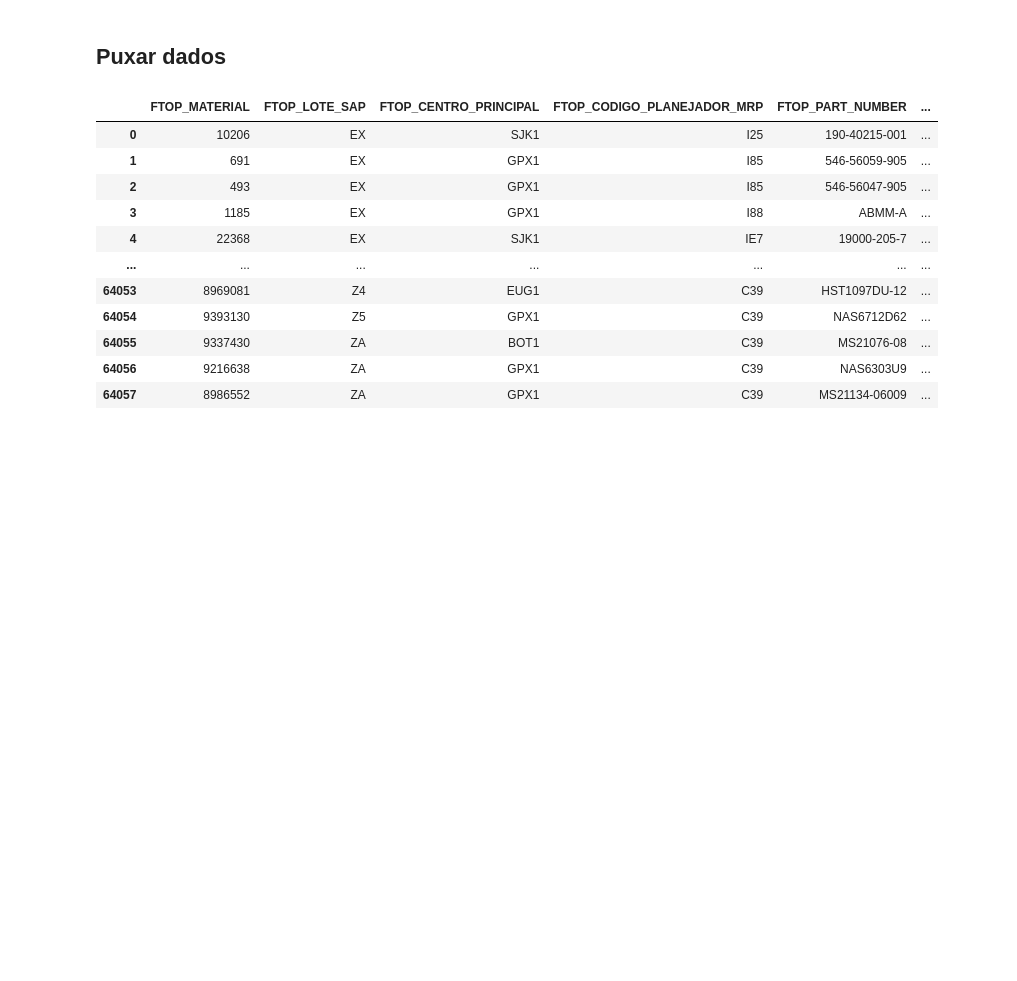
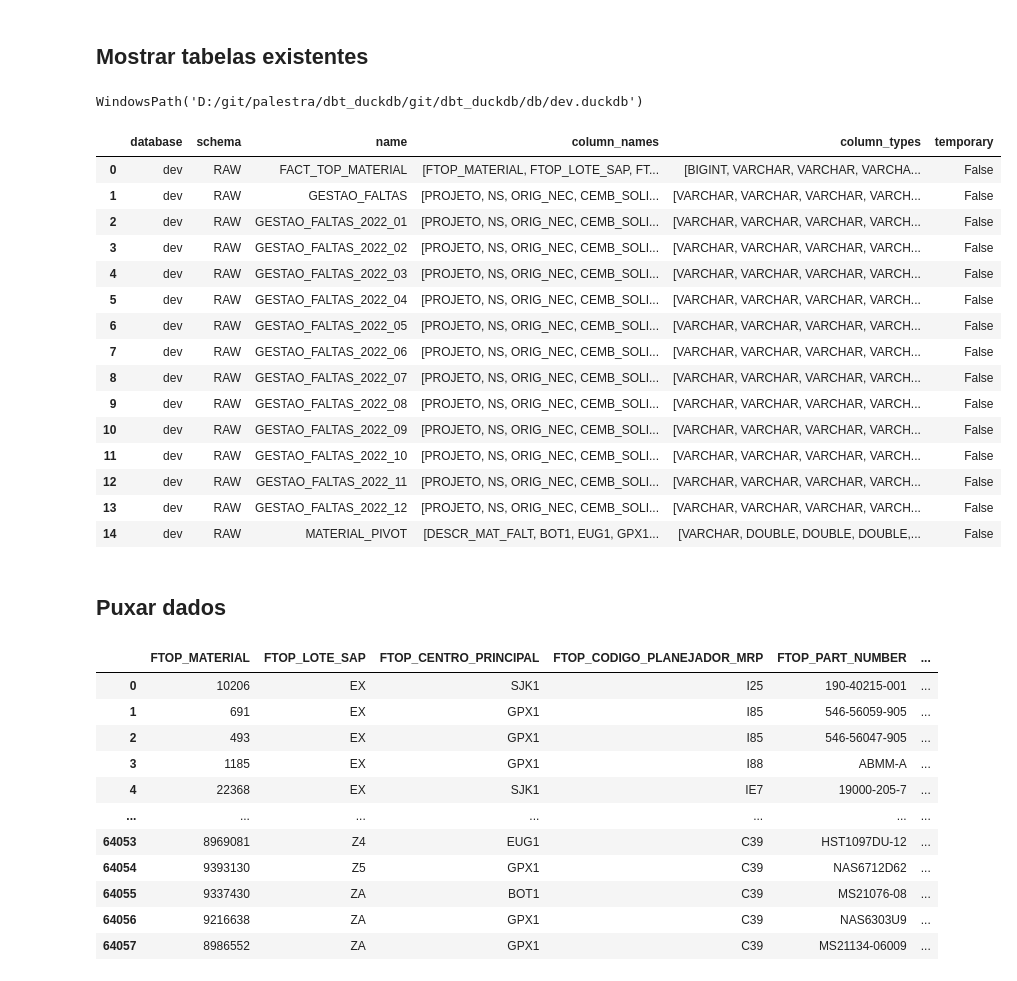
Before and after one commit to derycck/dbt_duckdb, a Jupyter notebook: query/query.ipynb, the cells around one changed output. Cells and saved outputs as stored; diff of their text form; code cells hidden in the pictures; blank space fills up the shorter version.

```diff
--- a/query/query.ipynb
+++ b/query/query.ipynb
@@ -6,6 +6,33 @@ from pathlib import Path
 duckdb_file = Path('.').absolute().parent/'db'/"dev.duckdb"
 duckdb_file.parent.mkdir(exist_ok=True)
 assert duckdb_file.exists()
+# %% [markdown]
+## Mostrar tabelas existentes
+# %%
+duckdb_file
+# %% [output]
+WindowsPath('D:/git/palestra/dbt_duckdb/git/dbt_duckdb/db/dev.duckdb')
+# %%
+with duckdb.connect(str(duckdb_file)) as con:
+    tables = con.execute("SHOW ALL TABLES").fetchdf()
+    display(tables)
+# %% [output]
+|  | database | schema | name | column_names | column_types | temporary |
+| 0 | dev | RAW | FACT_TOP_MATERIAL | [FTOP_MATERIAL, FTOP_LOTE_SAP, FT... | [BIGINT, VARCHAR, VARCHAR, VARCHA... | False |
+| 1 | dev | RAW | GESTAO_FALTAS | [PROJETO, NS, ORIG_NEC, CEMB_SOLI... | [VARCHAR, VARCHAR, VARCHAR, VARCH... | False |
+| 2 | dev | RAW | GESTAO_FALTAS_2022_01 | [PROJETO, NS, ORIG_NEC, CEMB_SOLI... | [VARCHAR, VARCHAR, VARCHAR, VARCH... | False |
+| 3 | dev | RAW | GESTAO_FALTAS_2022_02 | [PROJETO, NS, ORIG_NEC, CEMB_SOLI... | [VARCHAR, VARCHAR, VARCHAR, VARCH... | False |
+| 4 | dev | RAW | GESTAO_FALTAS_2022_03 | [PROJETO, NS, ORIG_NEC, CEMB_SOLI... | [VARCHAR, VARCHAR, VARCHAR, VARCH... | False |
+| 5 | dev | RAW | GESTAO_FALTAS_2022_04 | [PROJETO, NS, ORIG_NEC, CEMB_SOLI... | [VARCHAR, VARCHAR, VARCHAR, VARCH... | False |
+| 6 | dev | RAW | GESTAO_FALTAS_2022_05 | [PROJETO, NS, ORIG_NEC, CEMB_SOLI... | [VARCHAR, VARCHAR, VARCHAR, VARCH... | False |
+| 7 | dev | RAW | GESTAO_FALTAS_2022_06 | [PROJETO, NS, ORIG_NEC, CEMB_SOLI... | [VARCHAR, VARCHAR, VARCHAR, VARCH... | False |
+| 8 | dev | RAW | GESTAO_FALTAS_2022_07 | [PROJETO, NS, ORIG_NEC, CEMB_SOLI... | [VARCHAR, VARCHAR, VARCHAR, VARCH... | False |
+| 9 | dev | RAW | GESTAO_FALTAS_2022_08 | [PROJETO, NS, ORIG_NEC, CEMB_SOLI... | [VARCHAR, VARCHAR, VARCHAR, VARCH... | False |
+| 10 | dev | RAW | GESTAO_FALTAS_2022_09 | [PROJETO, NS, ORIG_NEC, CEMB_SOLI... | [VARCHAR, VARCHAR, VARCHAR, VARCH... | False |
+| 11 | dev | RAW | GESTAO_FALTAS_2022_10 | [PROJETO, NS, ORIG_NEC, CEMB_SOLI... | [VARCHAR, VARCHAR, VARCHAR, VARCH... | False |
+| 12 | dev | RAW | GESTAO_FALTAS_2022_11 | [PROJETO, NS, ORIG_NEC, CEMB_SOLI... | [VARCHAR, VARCHAR, VARCHAR, VARCH... | False |
+| 13 | dev | RAW | GESTAO_FALTAS_2022_12 | [PROJETO, NS, ORIG_NEC, CEMB_SOLI... | [VARCHAR, VARCHAR, VARCHAR, VARCH... | False |
+| 14 | dev | RAW | MATERIAL_PIVOT | [DESCR_MAT_FALT, BOT1, EUG1, GPX1... | [VARCHAR, DOUBLE, DOUBLE, DOUBLE,... | False |
 # %% [markdown]
 ## Puxar dados
 # %%
```
Also changed, not shown: parts of 1 cell of this notebook.
